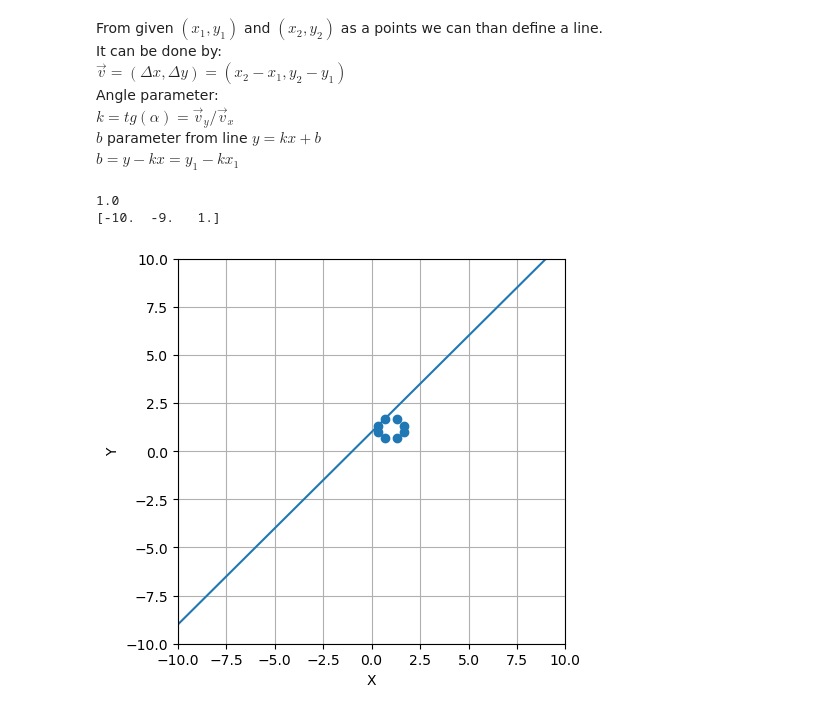
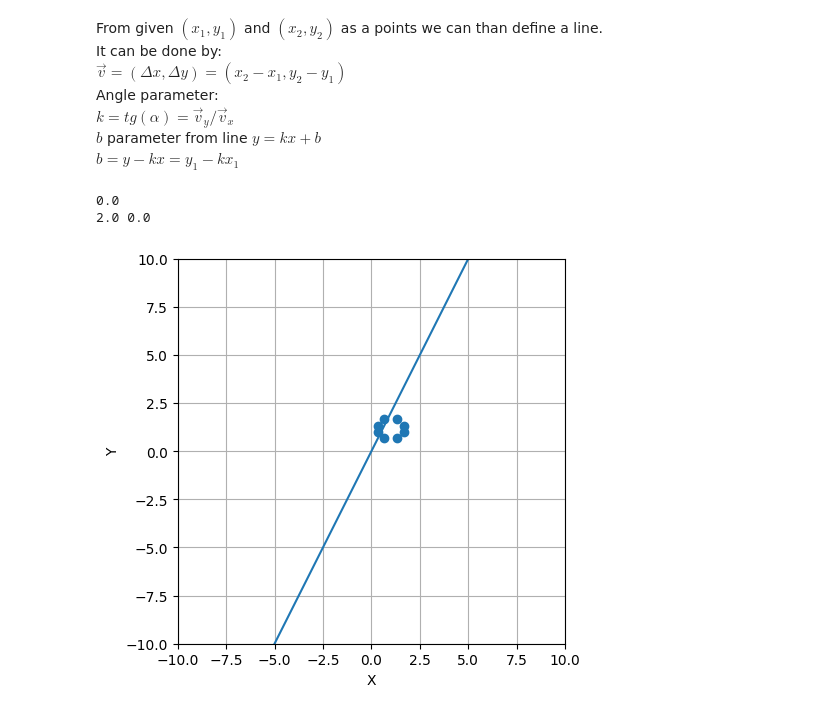
Before and after one commit to JavaConterry/Computer-Graphics, a Jupyter notebook: Worksheet.ipynb, the cells around one changed output. Cells and saved outputs as stored; diff of their text form; code cells hidden in the pictures.

```diff
--- a/Worksheet.ipynb
+++ b/Worksheet.ipynb
@@ -67,37 +67,40 @@ $b$ parameter from line $y=kx+b$\
 $b=y-kx=y_1-kx_1$
 # %%
 line_points = np.array([[1, 2, 1],
-                        [3, 4, 1]])
+                        [3, 6, 1]])
 
 
 def get_line(line_points):
     vector=line_points[1]-line_points[0]
-    k=vector[1]/vector[0]
+    k=float(vector[1])/vector[0]
     b=line_points[0][1]-k*line_points[0][0]
     print(b)
-    x = np.linspace(-10, 10, 100)
+    x = np.linspace(-200, 200, 100)
     y = k*x+b
-    return x, y
+    print(k, b)
+    return x, y, k
 
-line_x, line_y = get_line(line_points)
+line_x, line_y, k = get_line(line_points)
 line = np.stack((line_x, line_y, np.ones(len(line_x)))).T
 
-def plot_object_with_line(vertices, line):
+def plot_object_with_line(vertices, line, size=(200, 200)):
+    size_x, size_y = size[0], size[1]
+
     if(vertices.shape[0]==3):
         vertices = vertices.T
     plt.figure(figsize=(5, 5))
-    plt.xlim(-10.0, 10.0)
-    plt.ylim(-10.0, 10.0)
+    plt.xlim(-size_x, size_x)
+    plt.ylim(-size_y, size_y)
     plt.grid(True)
     plt.xlabel('X')
     plt.ylabel('Y')
 
     plt.scatter(vertices[:, 0], vertices[:, 1])
 
     plt.plot(line[:, 0], line[:, 1])
 
-plot_object_with_line(vertices, line)
+plot_object_with_line(vertices, line, (10, 10))
 # %% [output]
-1.0
-[-10.  -9.   1.]
+0.0
+2.0 0.0
-[figure, old version]
+[figure, new version]
```
Also changed, not shown: parts of 4 cells of this notebook.
